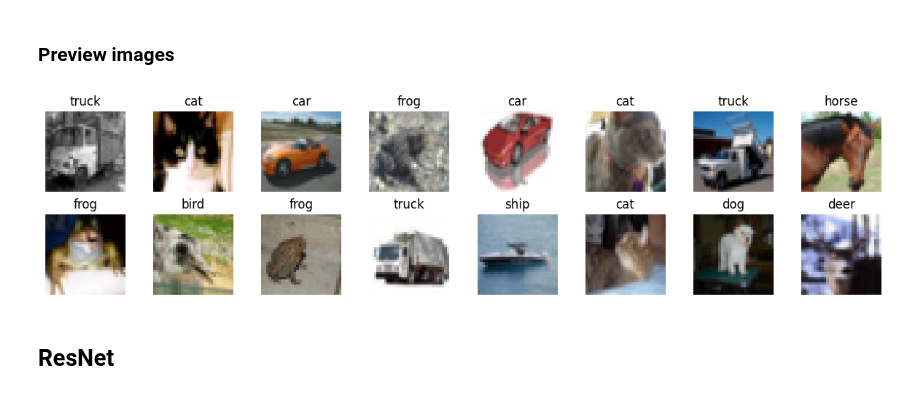
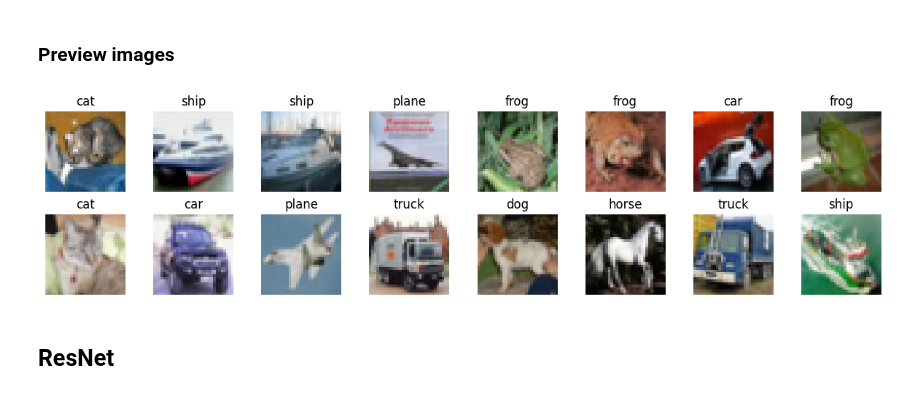
Before and after one commit to LeonY117/Bayes-Stochastic-Depth, a Jupyter notebook: sd_CIFAR10.ipynb, the cells around one changed output. Saved outputs shown, nothing was run; the diff lists cells and outputs as text; code cells hidden in the pictures.

Commit message:
debug training loop

```diff
--- a/sd_CIFAR10.ipynb
+++ b/sd_CIFAR10.ipynb
@@ -18,6 +42,7 @@ from utils.bayesian_utils import bayes_eval, bayes_forward
 # %% [markdown]
 ## Prepare dataset
 # %%
+# some global variables
 classes = [
     "plane",
     "car",
@@ -33,5 +58,8 @@ classes = [
 
 CLASS_MAP = {i: classes[i] for i in range(len(classes))}
 FILL_PIX = None
-DEVICE = 'mps' if torch.backends.mps.is_available() else 'cpu'
+
+
+DEVICE = torch.device('mps' if torch.backends.mps.is_available() else 'cpu')
+DEVICE = torch.device("cuda:0" if torch.cuda.is_available() else DEVICE)
 # %%
@@ -90,0 +133,16 @@ Test set size:  10000
+# %%
+def move_dataset_to_device(dataset:Dataset, device:'str'='cuda:0')->Tuple[Tensor, Tensor]:
+    '''
+    Takes a dataset object and loads everything onto the gpu
+    '''
+    # placeholder tensors
+    c, H, W = dataset[0][0].shape
+    n = len(dataset)
+    X = torch.zeros((n, c, H, W), dtype=torch.float, device=device, requires_grad=False)
+    Y = torch.zeros((n), dtype=torch.float, device=device, requires_grad=False)
+
+    for i, (x, y) in enumerate(tqdm(dataset)):
+        X[i] = x.to(device)
+        Y[i] = y
+
+    return X, Y
@@ -91,10 +178,23 @@ Test set size:  10000
+# %%
+for name in ['train', 'val', 'test']:
+    X, y = move_dataset_to_device(datasets[name], DEVICE)
+    datasets[name] = MemoryDataset(X, y, None)
 # %% [markdown]
 ### Preview images
 # %%
 def imshow_image(img) -> None:
-    plt.imshow(img.cpu().permute(1, 2, 0))
+    plt.imshow(unnormalize(img).cpu().permute(1, 2, 0))
     plt.axis("off")
 
+def unnormalize(image: torch.tensor) -> torch.tensor:
+    '''
+    Reverses imageNet Normalization to [0, 1], (for visualization purposes)
+    '''
+    mean = [-0.485 / 0.229, -0.456 / 0.224, -0.406 / 0.225]
+    std = [1.0 / 0.229, 1.0 / 0.224, 1.0 / 0.225]
+    reverse_normalize = transforms.Normalize(mean, std)
+
+    return torch.clip(reverse_normalize(image), 0, 1)
 
 def show_cifar_images(
     grid_size: Tuple[int, int],
@@ -115,7 +215,7 @@ def show_cifar_images(
         for j in range(n1):
             idx = i * grid_size[0] + j
             img, label = dataset[idx]
-            img = img / 2 + 0.5  # unnormalize
+            label = int(label)
             plt.subplot(n1, n2, idx + 1)
             imshow_image(img)
             if show_labels:
@@ -127,11 +227,11 @@ def show_cifar_images(
     plt.tight_layout()
     plt.show()
 # %%
-show_cifar_images((2, 8), show_labels=True, dataset=valset)
+show_cifar_images((2, 8), show_labels=True, dataset=datasets['test'])
 # to show images with predictions:
 # show_cifar_images((2, 8), show_labels=True, dataset=testset, preds=preds)
 # %% [output]
-[figure, old version]
+[figure, new version]
 # %% [markdown]
 ## ResNet
 # %%
```
Also changed, not shown: parts of 11 cells of this notebook.
